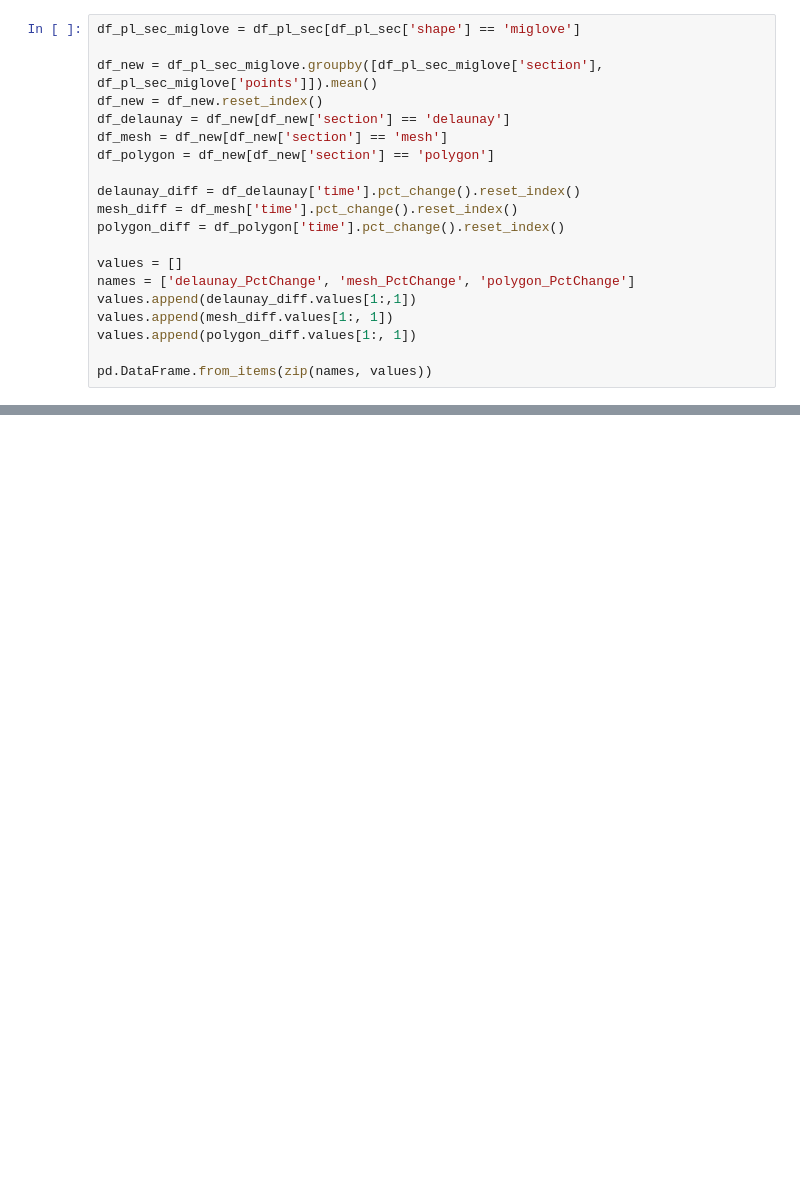
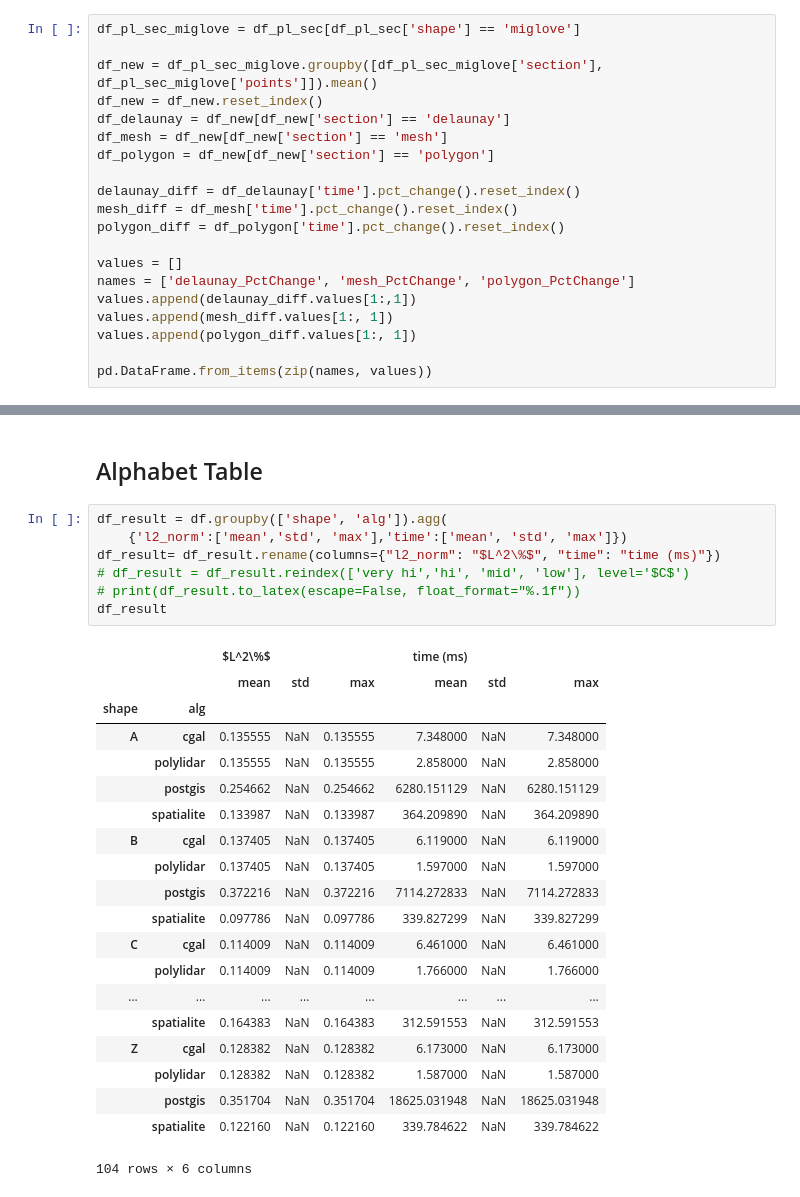
Before and after one commit to JeremyBYU/concavehull-evaluation, a Jupyter notebook: analysis/analysis.ipynb, the cells around one changed output, grey strips where cells are left out. Saved outputs shown, nothing was run; the diff lists cells and outputs as text; blank space fills up the shorter version.

```diff
--- a/analysis/analysis.ipynb
+++ b/analysis/analysis.ipynb
@@ -206,0 +283,30 @@ pd.DataFrame.from_items(zip(names, values))
+# %% [markdown]
+## Alphabet Table
+# %%
+df_result = df.groupby(['shape', 'alg']).agg(
+    {'l2_norm':['mean','std', 'max'],'time':['mean', 'std', 'max']})
+df_result= df_result.rename(columns={"l2_norm": "$L^2\%$", "time": "time (ms)"})
+# df_result = df_result.reindex(['very hi','hi', 'mid', 'low'], level='$C$')
+# print(df_result.to_latex(escape=False, float_format="%.1f"))
+df_result
+# %% [output]
+|  |  | $L^2\%$ |  |  | time (ms) |  |  |
+|  |  | mean | std | max | mean | std | max |
+| shape | alg |  |  |  |  |  |  |
+| A | cgal | 0.135555 | NaN | 0.135555 | 7.348000 | NaN | 7.348000 |
+|  | polylidar | 0.135555 | NaN | 0.135555 | 2.858000 | NaN | 2.858000 |
+|  | postgis | 0.254662 | NaN | 0.254662 | 6280.151129 | NaN | 6280.151129 |
+|  | spatialite | 0.133987 | NaN | 0.133987 | 364.209890 | NaN | 364.209890 |
+| B | cgal | 0.137405 | NaN | 0.137405 | 6.119000 | NaN | 6.119000 |
+|  | polylidar | 0.137405 | NaN | 0.137405 | 1.597000 | NaN | 1.597000 |
+|  | postgis | 0.372216 | NaN | 0.372216 | 7114.272833 | NaN | 7114.272833 |
+|  | spatialite | 0.097786 | NaN | 0.097786 | 339.827299 | NaN | 339.827299 |
+| C | cgal | 0.114009 | NaN | 0.114009 | 6.461000 | NaN | 6.461000 |
+|  | polylidar | 0.114009 | NaN | 0.114009 | 1.766000 | NaN | 1.766000 |
+| ... | ... | ... | ... | ... | ... | ... | ... |
+|  | spatialite | 0.164383 | NaN | 0.164383 | 312.591553 | NaN | 312.591553 |
+| Z | cgal | 0.128382 | NaN | 0.128382 | 6.173000 | NaN | 6.173000 |
+|  | polylidar | 0.128382 | NaN | 0.128382 | 1.587000 | NaN | 1.587000 |
+|  | postgis | 0.351704 | NaN | 0.351704 | 18625.031948 | NaN | 18625.031948 |
+|  | spatialite | 0.122160 | NaN | 0.122160 | 339.784622 | NaN | 339.784622 |
+104 rows × 6 columns
```
Also changed, not shown: parts of 11 cells of this notebook, 8 other files.
